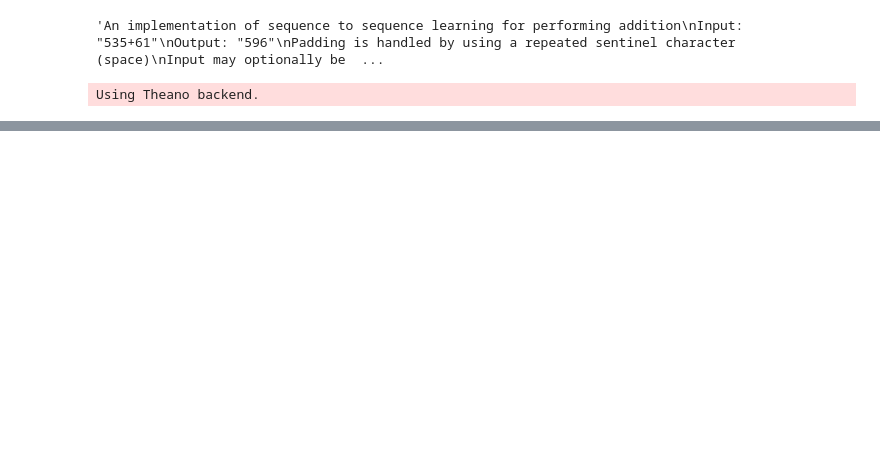
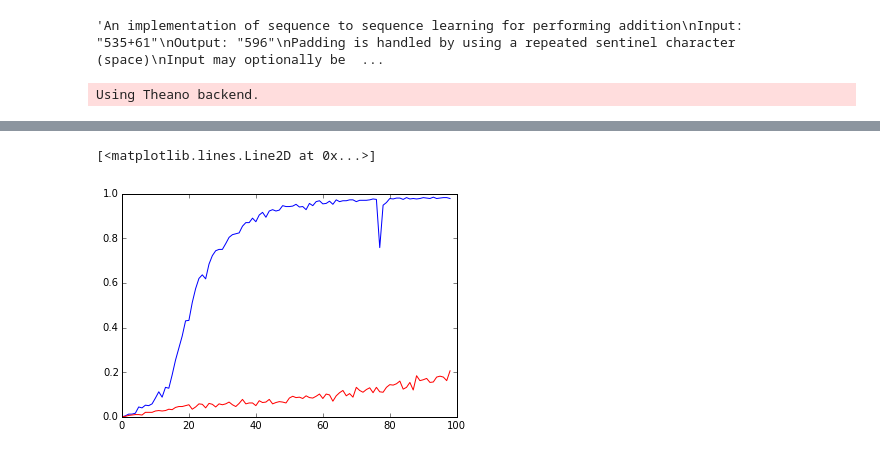
Before and after one commit to codingneo/DeepAttention, a Jupyter notebook: notebooks/addition_rnn_experiment.ipynb, the cells around one changed output, grey strips where cells are left out. Saved outputs shown, nothing was run; the diff lists cells and outputs as text; code cells hidden in the pictures; blank space fills up the shorter version.

```diff
--- a/notebooks/addition_rnn_experiment.ipynb
+++ b/notebooks/addition_rnn_experiment.ipynb
@@ -310,6 +225,9 @@ val_acc_array_3 = val_acc_array
 # %%
 import matplotlib.pyplot as plt
 %matplotlib inline
 plt.figure()
 plt.plot(val_acc_array_2)
-plt.plot(val_acc_array_3)
+plt.plot(val_acc_array_3, 'r')
+# %% [output]
+[<matplotlib.lines.Line2D at 0x...>]
+[figure, added]
```
Also changed, not shown: parts of 10 cells of this notebook, 1 other file.
